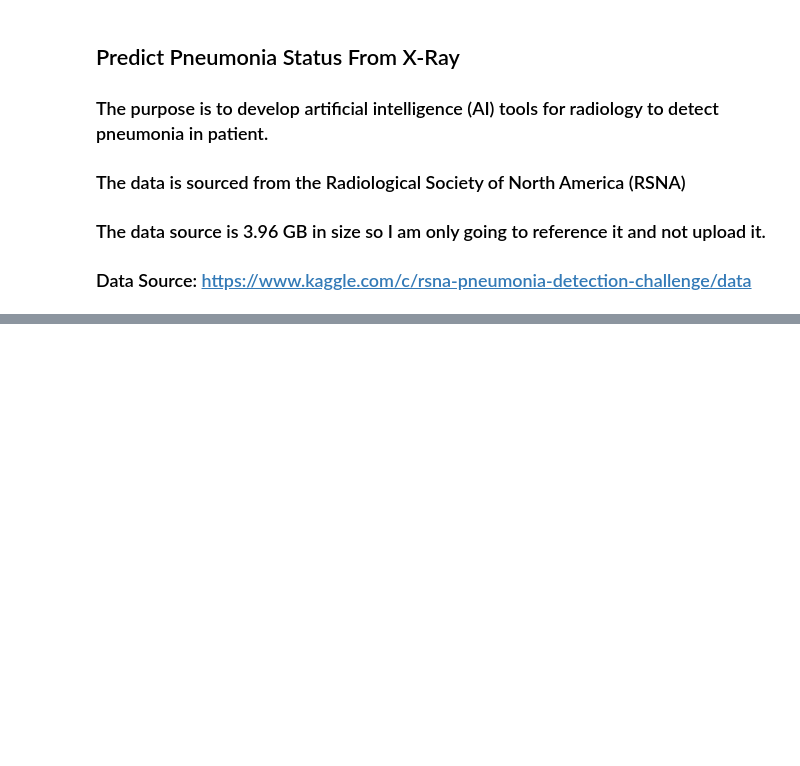
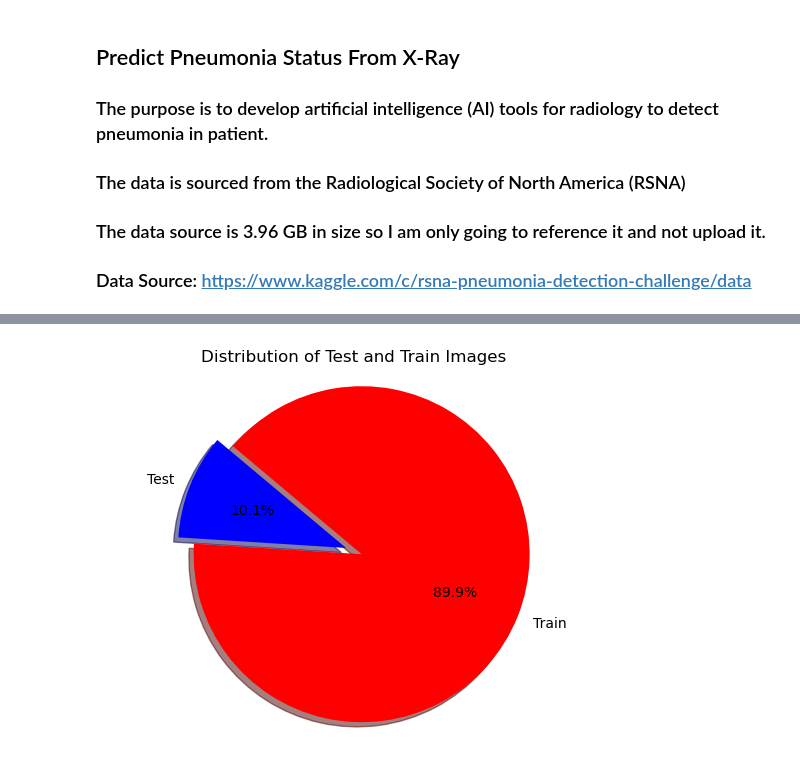
Before and after one commit to lykkelig/Springboard_Final_Project, a Jupyter notebook: Pneumo_X-Ray_Data_Wrangling_Exploration.ipynb, the cells around one changed output, grey strips where cells are left out. Drawn from its saved outputs; the diff is of its cells as text; code cells hidden in the pictures; blank space fills up the shorter version.

```diff
--- a/Pneumo_X-Ray_Data_Wrangling_Exploration.ipynb
+++ b/Pneumo_X-Ray_Data_Wrangling_Exploration.ipynb
@@ -22,6 +26,6 @@ def count_files(directory):
 
 # Directory path
 directory_path = 'Data/test_images'
-num_files = count_files(directory_path)
-print(f"There are {num_files} files in the {directory_path} directory.")
+num_test_images = count_files(directory_path)
+print(f"There are {num_test_images} images in the {directory_path} directory.")
 # %% [output]
@@ -35,6 +39,6 @@ def count_files(directory):
 
 # Directory path
 directory_path = 'Data/train_images'
-num_files = count_files(directory_path)
-print(f"There are {num_files} files in the {directory_path} directory.")
+num_train_images = count_files(directory_path)
+print(f"There are {num_train_images} images in the {directory_path} directory.")
 # %% [output]
@@ -83,0 +110,17 @@ for hash_value, files in duplicates.items():
+# %%
+# Create a pie chart
+labels = ['Test', 'Train']
+sizes = [num_test_images, num_train_images]
+colors = ['blue', 'red']
+explode = (0.1, 0)
+
+plt.pie(sizes, explode=explode, labels=labels, colors=colors, autopct='%1.1f%%', shadow=True, startangle=140)
+plt.axis('equal')
+
+# Add a title
+plt.title('Distribution of Test and Train Images')
+
+# Show the pie chart
+plt.show()
+# %% [output]
+[figure, added]
```
Also changed, not shown: parts of 10 cells of this notebook.
